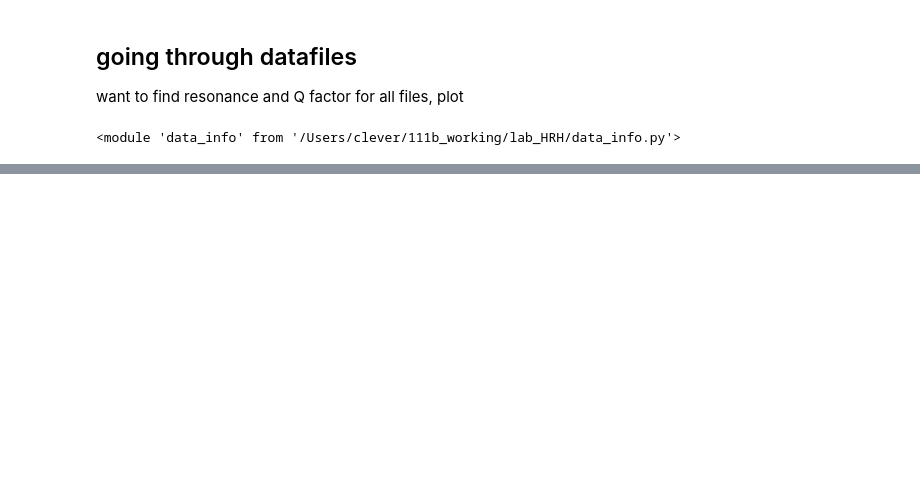
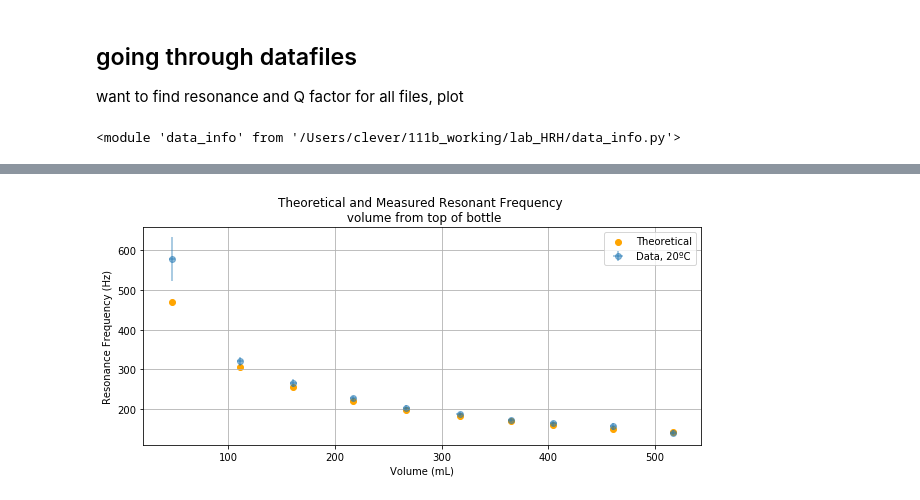
Before and after one commit to edenacadia/lab_HRH, a Jupyter notebook: data_proc.ipynb, the cells around one changed output, grey strips where cells are left out. Drawn from its saved outputs; the diff is of its cells as text; code cells hidden in the pictures; blank space fills up the shorter version.

```diff
--- a/data_proc.ipynb
+++ b/data_proc.ipynb
@@ -15,3 +13,15 @@ import data_info as di
+# %%
+vol_neck = di.mean_neck - di.data_m
+vol_top = di.mean_top - di.data_m
+# %%
+v = 343.4 # m/s
+A = np.pi*(1e-2)**2 # 1 cm in diameter pi r^2
+#L = 9e-2 + 0.96* np.sqrt(A)# approximate
+L = 9e-2
+ml_m = 1e-6 # m/mL
+
+def f_est(V_mL):
+    return v/(2*np.pi) * np.sqrt(A/(V_mL*ml_m*L))
 # %% [markdown]
 ## going through datafiles
 
@@ -24,0 +36,3 @@ data_files = [f"data/b12_m{n}.csv" for n in di.data_m]
+# %%
+resonances_m = np.hstack((resonances, vol_top.reshape(10,1)))
+resonances_m
@@ -24,0 +60,18 @@ data_files = [f"data/b12_m{n}.csv" for n in di.data_m]
+# %%
+plt.rcParams["figure.figsize"] = (10,4)
+
+plt.errorbar(resonances_m[:,2].T, resonances_m[:,0].T,
+            resonances_m[:,1].T, 3,
+             "o", alpha = 0.5, label = "Data, 20ºC")
+plt.scatter(vol_top, f_est(vol_top), color = "orange", label = "Theoretical")
+#plt.scatter(vol_neck, f_est(vol_neck), label = "Neck volume")
+
+plt.ylabel("Resonance Frequency (Hz)")
+plt.xlabel("Volume (mL)")
+plt.title(f"Theoretical and Measured Resonant Frequency \n volume from top of bottle")
+plt.legend()
+plt.grid()
+plt.savefig("plot/room_res.png", dpi=300)
+plt.show()
+# %% [output]
+[figure, added]
```
Also changed, not shown: parts of 28 cells of this notebook, 17 other files.
